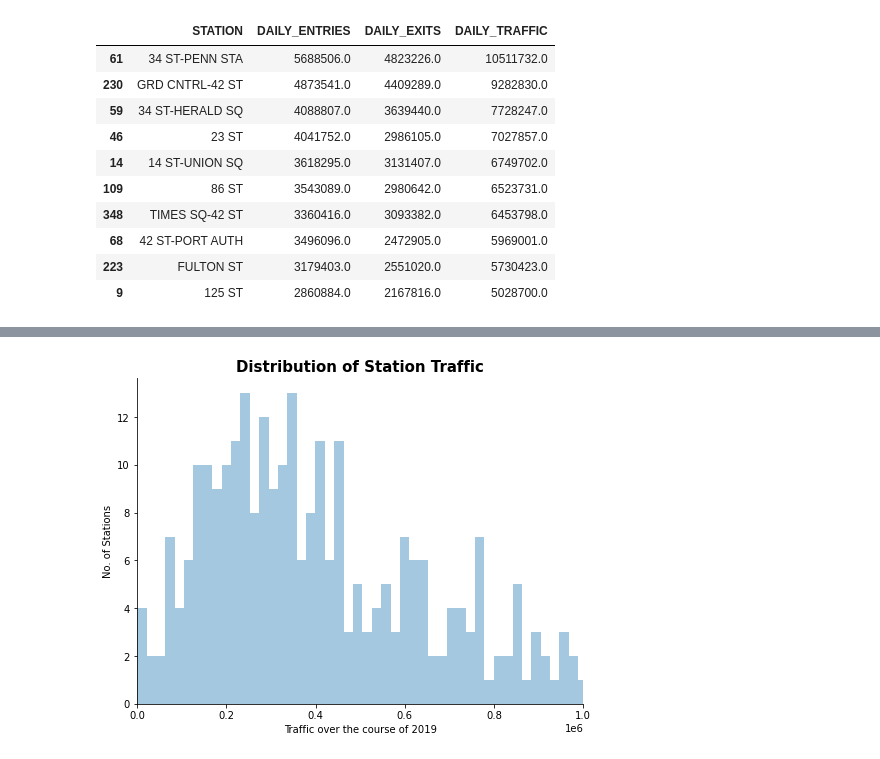
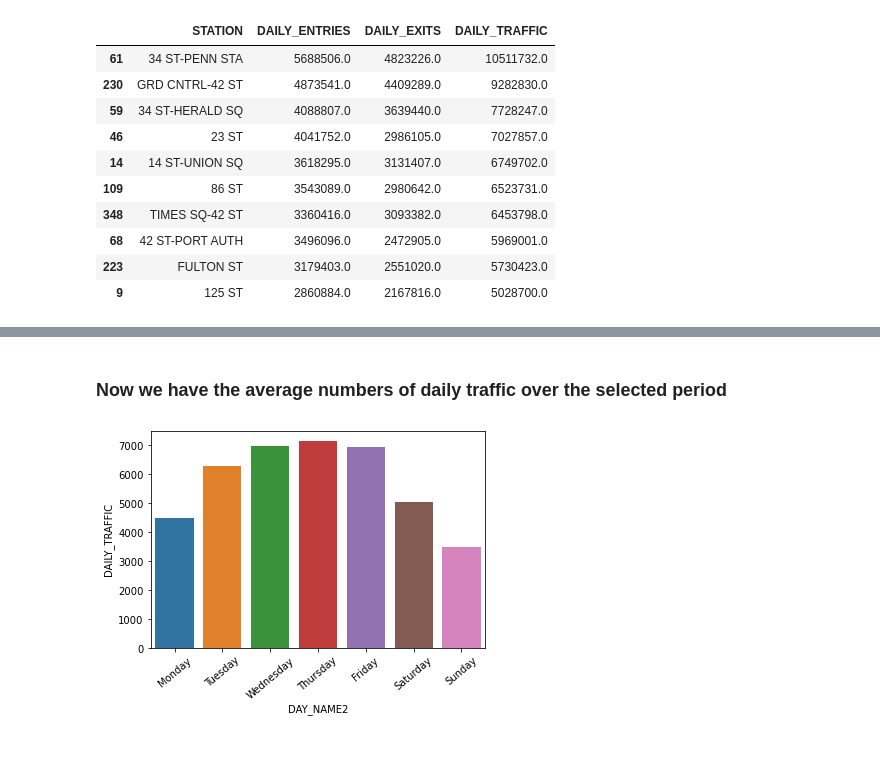
Before and after one commit to weizhao-BME/metis-project1, a Jupyter notebook: fresh_start_wei.ipynb, the cells around one changed output, grey strips where cells are left out. Drawn from its saved outputs; the diff is of its cells as text; code cells hidden in the pictures.

```diff
--- a/fresh_start_wei.ipynb
+++ b/fresh_start_wei.ipynb
@@ -90,6 +88,8 @@ t = (daily
      .groupby(["STATION"], as_index=False)
      .sum()
      .sort_values("DAILY_TRAFFIC", ascending=False))
+
+top_10_station = list(t.STATION[:10])
 t.head(10)
 # %% [output]
 |  | STATION | DAILY_ENTRIES | DAILY_EXITS | DAILY_TRAFFIC |
@@ -132,17 +120,42 @@ daily[daily["STATION"] = ]
-# %%
-t = (daily
-     .groupby(["STATION"], as_index=False)
-     .sum()
-     .sort_values("DAILY_TRAFFIC", ascending=False))
-# %%
-import seaborn as sns
-group_station = t.groupby('STATION')['DAILY_TRAFFIC'].sum().sort_values(ascending=False)
-fig1 = plt.figure(figsize=[8,6])
-ax1 = sns.distplot(group_station,bins=500,kde=False)
-plt.xlim([0,1000000])
-plt.ylabel('No. of Stations')
-plt.xlabel('Traffic over the course of 2019')
-plt.title('Distribution of Station Traffic',fontsize=15,weight='bold')
-sns.despine()
-# %% [output]
-[figure, removed]
+# %% [markdown]
+### Now we have the  average numbers of daily traffic over the selected period
+# %%
+# put boolean values in a matrix
+def sort_by_day_name(t):
+    """
+    Function to sort a data frame by day name
+    """
+    cat_day_of_week = CategoricalDtype(
+            ['Monday', 'Tuesday', 'Wednesday', 'Thursday', 'Friday', 'Saturday', 'Sunday'],
+            ordered=True
+        )
+
+    t['DAY_NAME2'] = t.index.astype(cat_day_of_week)
+    t = t.sort_values(['DAY_NAME2'])
+    t['DAY_NAME2'] = t.index
+    return t
+
+def generate_mask_for_top10_station(top_10_station, daily):
+    """
+    Function to generate mask for top10_station based on statin name
+    """
+    mask2 = np.zeros((len(daily["STATION"]), len(top_10_station)))
+    for i in range(0, len(top_10_station)):
+        mask = (daily["STATION"] == top_10_station[i]).to_numpy()
+        mask2[:,i] = mask
+    mask = mask2.any(axis=1)
+    return mask
+
+mask = generate_mask_for_top10_station(top_10_station, daily)
+t = (daily[mask]
+     .groupby(["DAY_NAME"])
+     .mean())
+
+t = sort_by_day_name(t)
+
+data = t[["DAY_NAME2", "DAILY_TRAFFIC"]][:10]
+h = sns.barplot(x = 'DAY_NAME2',y='DAILY_TRAFFIC',data=data)
+
+h.set_xticklabels(h.get_xticklabels(), rotation=40);
+# %% [output]
+[figure, added]
```
Also changed, not shown: parts of 11 cells of this notebook.
